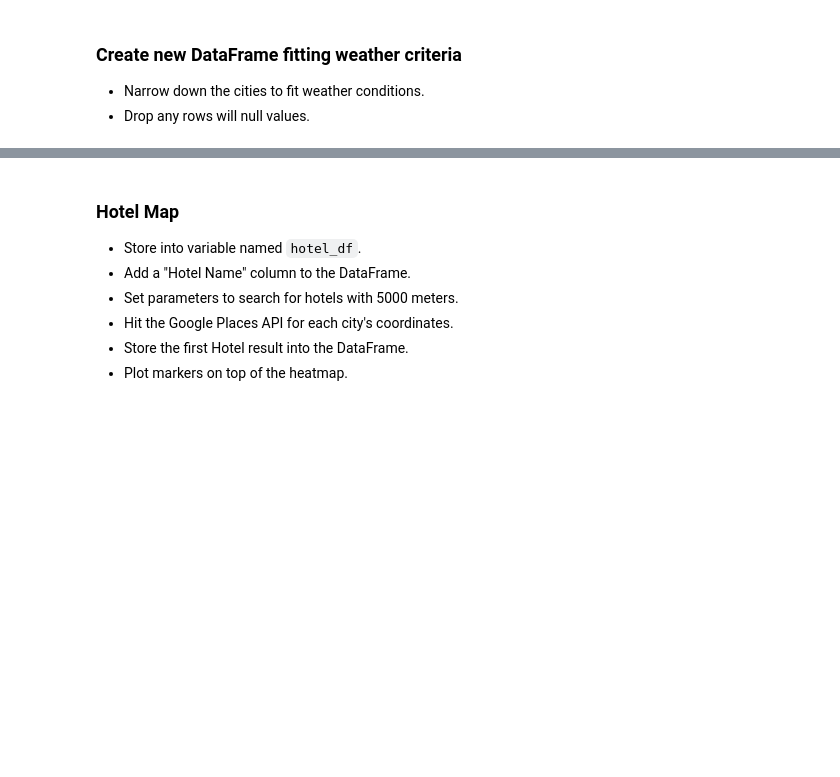
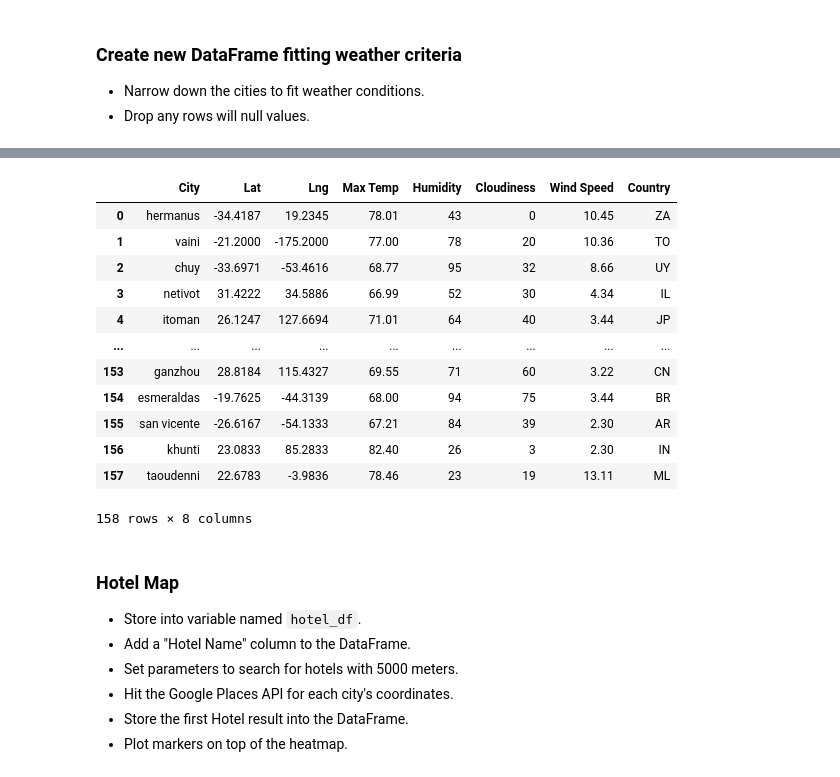
Before and after one commit to wesleylo/python-api-challenge, a Jupyter notebook: VacationPy.ipynb, the cells around one changed output, grey strips where cells are left out. Cells and saved outputs as stored; diff of their text form; code cells hidden in the pictures; blank space fills up the shorter version.

```diff
--- a/VacationPy.ipynb
+++ b/VacationPy.ipynb
@@ -71,3 +75,24 @@ fig
+# %%
+# narrow down criteria
+ideal_locations_df = clean_locations_df.loc[(clean_locations_df["Max Temp"]>60) & (clean_locations_df["Max Temp"]<83) &
+                                   (clean_locations_df["Humidity"]<100) & (clean_locations_df["Cloudiness"]<80) &
+                                   (clean_locations_df["Wind Speed"]<30)]
+ideal_locations_df = ideal_locations_df.reset_index(drop=True)
+ideal_locations_df
+# %% [output]
+|  | City | Lat | Lng | Max Temp | Humidity | Cloudiness | Wind Speed | Country |
+| 0 | hermanus | -34.4187 | 19.2345 | 78.01 | 43 | 0 | 10.45 | ZA |
+| 1 | vaini | -21.2000 | -175.2000 | 77.00 | 78 | 20 | 10.36 | TO |
+| 2 | chuy | -33.6971 | -53.4616 | 68.77 | 95 | 32 | 8.66 | UY |
+| 3 | netivot | 31.4222 | 34.5886 | 66.99 | 52 | 30 | 4.34 | IL |
+| 4 | itoman | 26.1247 | 127.6694 | 71.01 | 64 | 40 | 3.44 | JP |
+| ... | ... | ... | ... | ... | ... | ... | ... | ... |
+| 153 | ganzhou | 28.8184 | 115.4327 | 69.55 | 71 | 60 | 3.22 | CN |
+| 154 | esmeraldas | -19.7625 | -44.3139 | 68.00 | 94 | 75 | 3.44 | BR |
+| 155 | san vicente | -26.6167 | -54.1333 | 67.21 | 84 | 39 | 2.30 | AR |
+| 156 | khunti | 23.0833 | 85.2833 | 82.40 | 26 | 3 | 2.30 | IN |
+| 157 | taoudenni | 22.6783 | -3.9836 | 78.46 | 23 | 19 | 13.11 | ML |
+158 rows × 8 columns
 # %% [markdown]
 ### Hotel Map
 * Store into variable named `hotel_df`.
```
Also changed, not shown: parts of 7 cells of this notebook.
